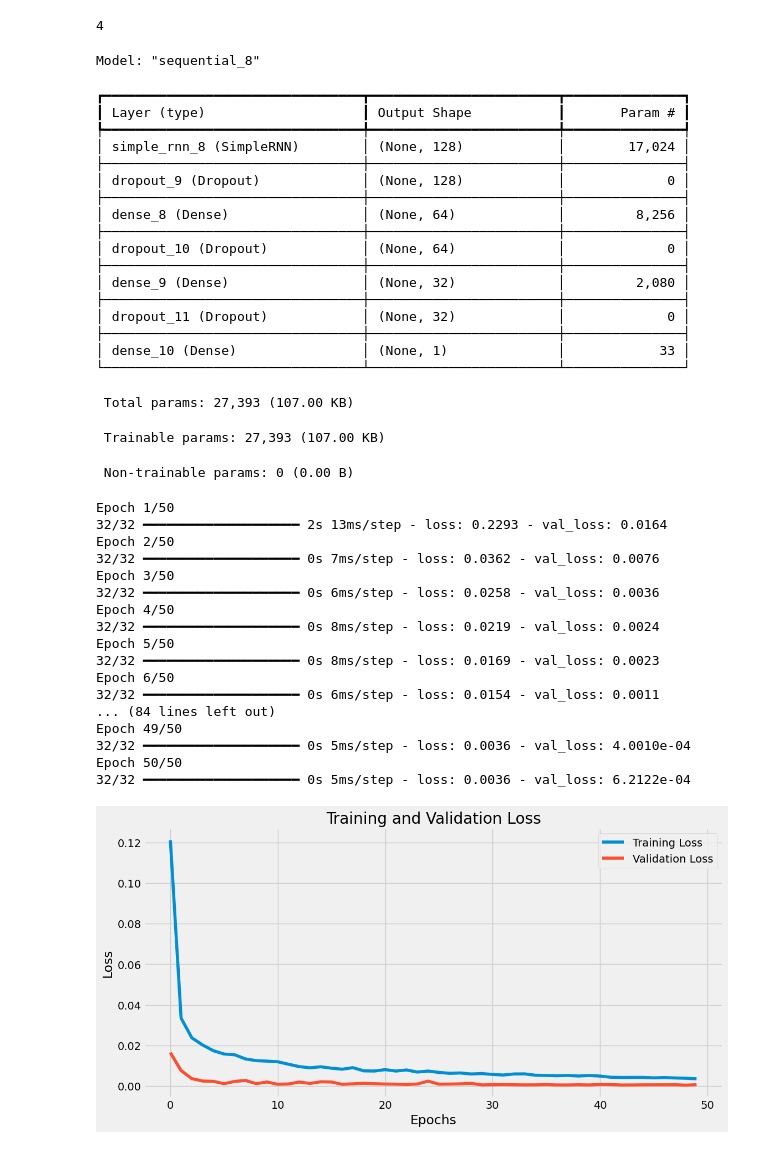
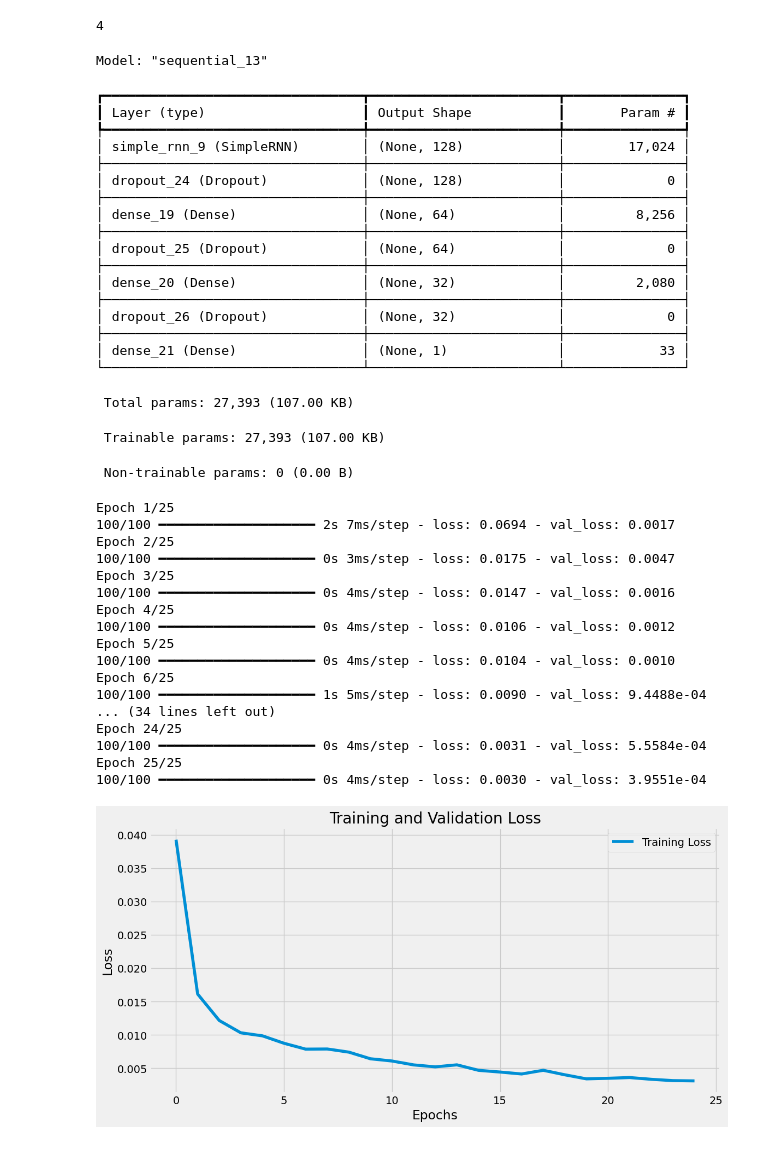
Before and after one commit to Atharvadethe/Sustainability_AI_Course_2.0, a Jupyter notebook: day-10/delhi.ipynb, the cells around one changed output. Drawn from its saved outputs; the diff is of its cells as text; code cells hidden in the pictures.

```diff
--- a/day-10/delhi.ipynb
+++ b/day-10/delhi.ipynb
@@ -216,55 +216,55 @@ model.add(Dense(1))  # Output layer for regression
 model.compile(optimizer='adam', loss='mse')
 model.summary()
 # Train the model
-history = model.fit(data2, target, epochs=50, batch_size=32, validation_split=0.2)
+history = model.fit(data2, target, epochs=25, batch_size=10, validation_split=0.2)
 # %% [output]
-Model: "sequential_8"
+Model: "sequential_13"
 ┏━━━━━━━━━━━━━━━━━━━━━━━━━━━━━━━━━┳━━━━━━━━━━━━━━━━━━━━━━━━┳━━━━━━━━━━━━━━━┓
 ┃ Layer (type)                    ┃ Output Shape           ┃       Param # ┃
 ┡━━━━━━━━━━━━━━━━━━━━━━━━━━━━━━━━━╇━━━━━━━━━━━━━━━━━━━━━━━━╇━━━━━━━━━━━━━━━┩
-│ simple_rnn_8 (SimpleRNN)        │ (None, 128)            │        17,024 │
+│ simple_rnn_9 (SimpleRNN)        │ (None, 128)            │        17,024 │
 ├─────────────────────────────────┼────────────────────────┼───────────────┤
-│ dropout_9 (Dropout)             │ (None, 128)            │             0 │
+│ dropout_24 (Dropout)            │ (None, 128)            │             0 │
 ├─────────────────────────────────┼────────────────────────┼───────────────┤
-│ dense_8 (Dense)                 │ (None, 64)             │         8,256 │
+│ dense_19 (Dense)                │ (None, 64)             │         8,256 │
 ├─────────────────────────────────┼────────────────────────┼───────────────┤
-│ dropout_10 (Dropout)            │ (None, 64)             │             0 │
+│ dropout_25 (Dropout)            │ (None, 64)             │             0 │
 ├─────────────────────────────────┼────────────────────────┼───────────────┤
-│ dense_9 (Dense)                 │ (None, 32)             │         2,080 │
+│ dense_20 (Dense)                │ (None, 32)             │         2,080 │
 ├─────────────────────────────────┼────────────────────────┼───────────────┤
-│ dropout_11 (Dropout)            │ (None, 32)             │             0 │
+│ dropout_26 (Dropout)            │ (None, 32)             │             0 │
 ├─────────────────────────────────┼────────────────────────┼───────────────┤
-│ dense_10 (Dense)                │ (None, 1)              │            33 │
+│ dense_21 (Dense)                │ (None, 1)              │            33 │
 └─────────────────────────────────┴────────────────────────┴───────────────┘
  Total params: 27,393 (107.00 KB)
  Trainable params: 27,393 (107.00 KB)
  Non-trainable params: 0 (0.00 B)
-Epoch 1/50
-32/32 ━━━━━━━━━━━━━━━━━━━━ 2s 13ms/step - loss: 0.2293 - val_loss: 0.0164
-Epoch 2/50
-32/32 ━━━━━━━━━━━━━━━━━━━━ 0s 7ms/step - loss: 0.0362 - val_loss: 0.0076
-Epoch 3/50
-32/32 ━━━━━━━━━━━━━━━━━━━━ 0s 6ms/step - loss: 0.0258 - val_loss: 0.0036
-Epoch 4/50
-32/32 ━━━━━━━━━━━━━━━━━━━━ 0s 8ms/step - loss: 0.0219 - val_loss: 0.0024
-Epoch 5/50
-32/32 ━━━━━━━━━━━━━━━━━━━━ 0s 8ms/step - loss: 0.0169 - val_loss: 0.0023
-Epoch 6/50
-32/32 ━━━━━━━━━━━━━━━━━━━━ 0s 6ms/step - loss: 0.0154 - val_loss: 0.0011
-... (84 lines left out)
-Epoch 49/50
-32/32 ━━━━━━━━━━━━━━━━━━━━ 0s 5ms/step - loss: 0.0036 - val_loss: 4.0010e-04
-Epoch 50/50
-32/32 ━━━━━━━━━━━━━━━━━━━━ 0s 5ms/step - loss: 0.0036 - val_loss: 6.2122e-04
+Epoch 1/25
+100/100 ━━━━━━━━━━━━━━━━━━━━ 2s 7ms/step - loss: 0.0694 - val_loss: 0.0017
+Epoch 2/25
+100/100 ━━━━━━━━━━━━━━━━━━━━ 0s 3ms/step - loss: 0.0175 - val_loss: 0.0047
+Epoch 3/25
+100/100 ━━━━━━━━━━━━━━━━━━━━ 0s 4ms/step - loss: 0.0147 - val_loss: 0.0016
+Epoch 4/25
+100/100 ━━━━━━━━━━━━━━━━━━━━ 0s 4ms/step - loss: 0.0106 - val_loss: 0.0012
+Epoch 5/25
+100/100 ━━━━━━━━━━━━━━━━━━━━ 0s 4ms/step - loss: 0.0104 - val_loss: 0.0010
+Epoch 6/25
+100/100 ━━━━━━━━━━━━━━━━━━━━ 1s 5ms/step - loss: 0.0090 - val_loss: 9.4488e-04
+... (34 lines left out)
+Epoch 24/25
+100/100 ━━━━━━━━━━━━━━━━━━━━ 0s 4ms/step - loss: 0.0031 - val_loss: 5.5584e-04
+Epoch 25/25
+100/100 ━━━━━━━━━━━━━━━━━━━━ 0s 4ms/step - loss: 0.0030 - val_loss: 3.9551e-04
 # %%
 #plot the training and validation loss
 plt.figure(figsize=(12, 6))
 plt.plot(history.history['loss'], label='Training Loss')
-plt.plot(history.history['val_loss'], label='Validation Loss')
+
 plt.title('Training and Validation Loss')
 plt.xlabel('Epochs')
 plt.ylabel('Loss')
 plt.legend()
 plt.show()
 # %% [output]
-[figure, old version]
+[figure, new version]
```
Also changed, not shown: parts of 2 cells of this notebook, 1 other file.
